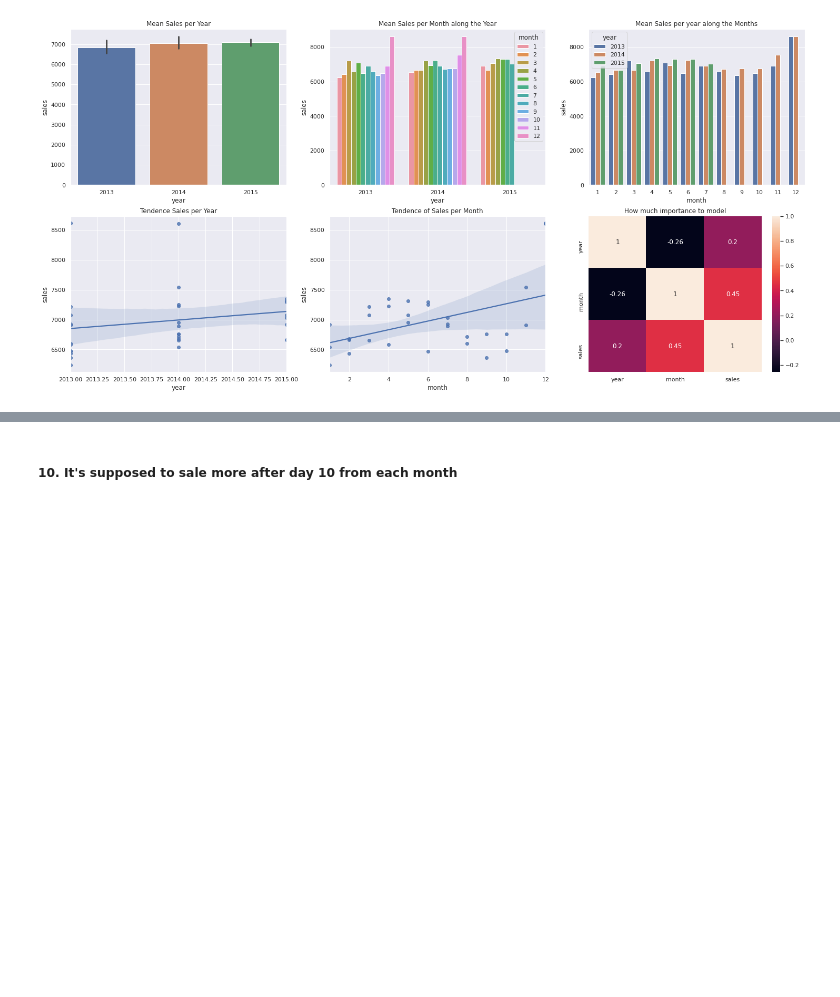
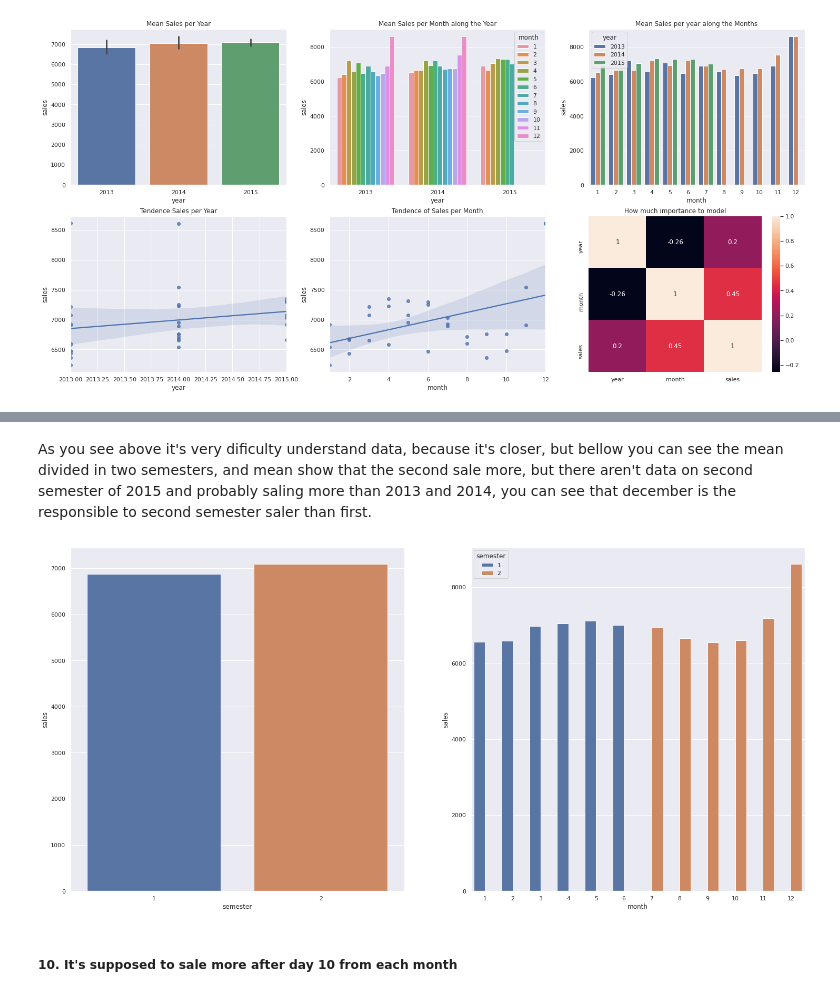
Before and after one commit to diegopmayer/rossman_sales_forecast, a Jupyter notebook: exploratory_data_analysis.ipynb, the cells around one changed output, grey strips where cells are left out. Cells and saved outputs as stored; diff of their text form; code cells hidden in the pictures; blank space fills up the shorter version.

```diff
--- a/exploratory_data_analysis.ipynb
+++ b/exploratory_data_analysis.ipynb
@@ -1036,2 +1055,25 @@ sns.heatmap(year_gp.corr(method='pearson'), annot=True);
+# %% [markdown]
+As you see above it's very dificulty understand data, because it's closer, but bellow you can see the mean divided in two semesters, and mean show that the second sale more, but there aren't data on second semester of 2015 and probably saling more than 2013 and 2014, you can see that december is the responsible to second semester saler than first.
+# %%
+# Slicing in two semesters
+first_semester = df4[df4['month'] <= 6]
+second_semester = df4[df4['month'] > 6]
+first_semester = first_semester[['month', 'sales']].groupby('month').mean().reset_index()
+second_semester = second_semester[['month', 'sales']].groupby('month').mean().reset_index()
+first_semester['semester'] = 1
+second_semester['semester'] = 2
+
+#New dataframe to plot viewer
+semester = pd.concat([first_semester, second_semester], axis=0)
+semester_gp = semester.groupby('semester').mean().reset_index()
+
+#plotting bar
+plt.subplot(1,2,1)
+sns.barplot(x='semester', y='sales', data=semester_gp);
+
+plt.subplot(1,2,2)
+sns.barplot(x='month', y='sales', hue='semester', data=semester);
+# %% [output]
+[figure, added]
 # %% [markdown]
 #####  10. It's supposed to sale more after day 10 from each month
```
Also changed, not shown: parts of 3 cells of this notebook.
